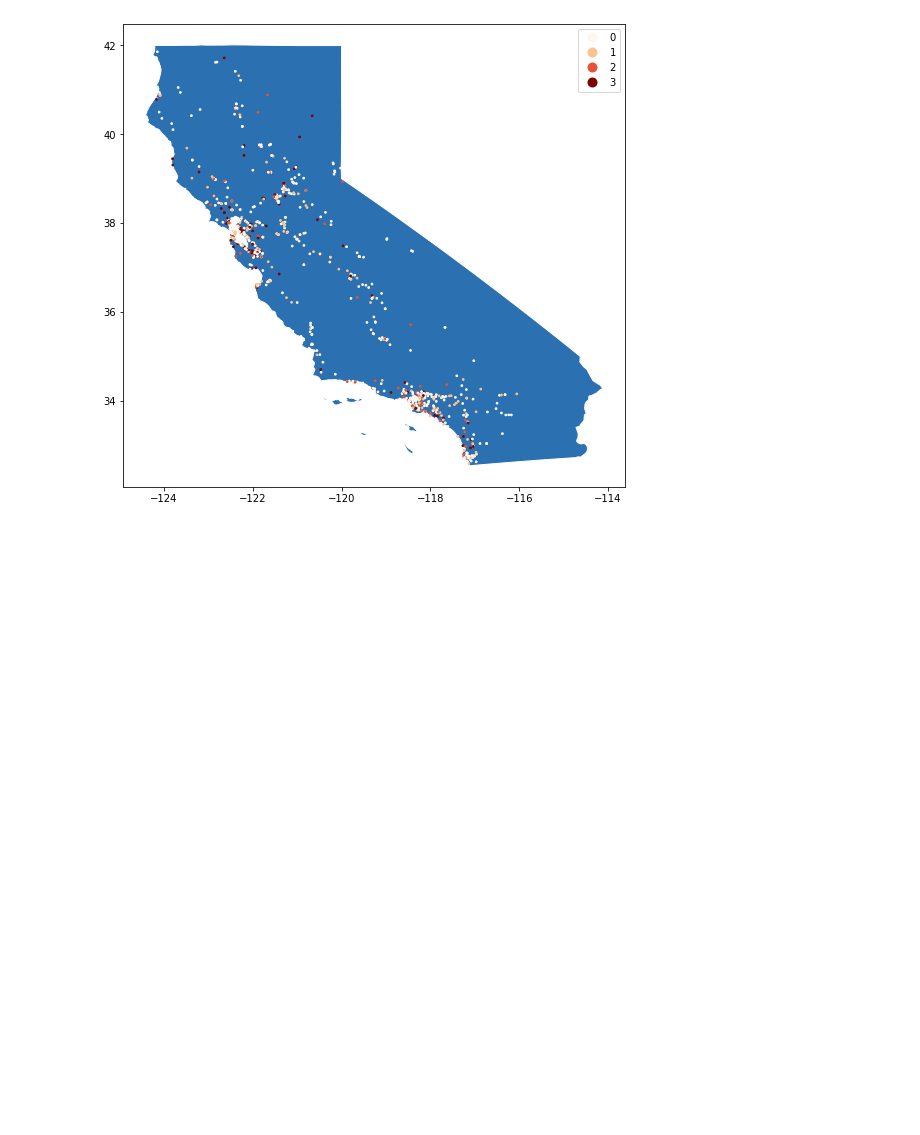
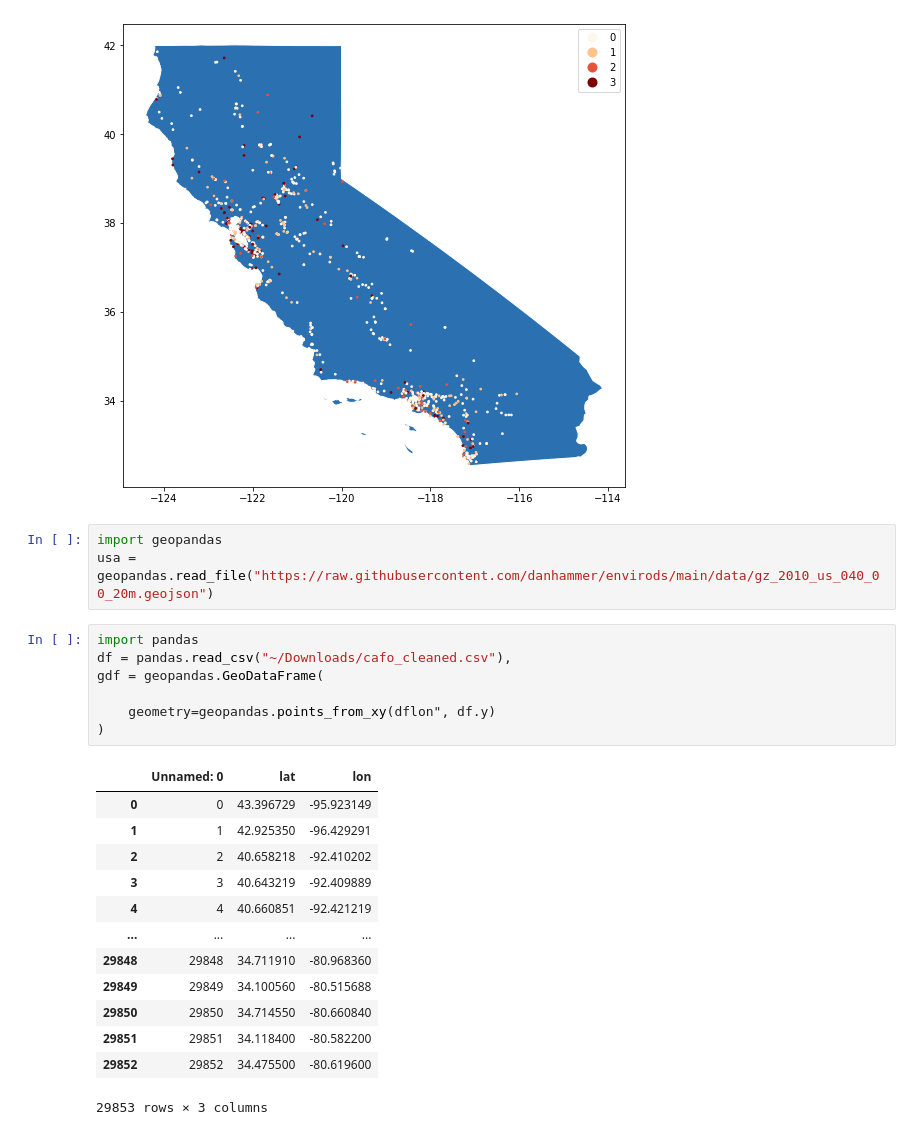
Before and after one commit to danhammer/envirods, a Jupyter notebook: _build/html/_sources/lecture7.ipynb, the cells around one changed output. Drawn from its saved outputs; the diff is of its cells as text; blank space fills up the shorter version.

```diff
--- a/_build/html/_sources/lecture7.ipynb
+++ b/_build/html/_sources/lecture7.ipynb
@@ -227,3 +227,27 @@ Try using .loc[row_indexer,col_indexer] = value instead
 See the caveats in the documentation: https://pandas.pydata.org/pandas-docs/stable/user_guide/indexing.html#returning-a-view-versus-a-copy
   super(GeoDataFrame, self).__setitem__(key, value)
 [figure]
+# %%
+import geopandas
+usa = geopandas.read_file("https://raw.githubusercontent.com/danhammer/envirods/main/data/gz_2010_us_040_00_20m.geojson")
+# %%
+import pandas
+df = pandas.read_csv("~/Downloads/cafo_cleaned.csv"),
+gdf = geopandas.GeoDataFrame(
+
+    geometry=geopandas.points_from_xy(dflon", df.y)
+)
+# %% [output]
+|  | Unnamed: 0 | lat | lon |
+| 0 | 0 | 43.396729 | -95.923149 |
+| 1 | 1 | 42.925350 | -96.429291 |
+| 2 | 2 | 40.658218 | -92.410202 |
+| 3 | 3 | 40.643219 | -92.409889 |
+| 4 | 4 | 40.660851 | -92.421219 |
+| ... | ... | ... | ... |
+| 29848 | 29848 | 34.711910 | -80.968360 |
+| 29849 | 29849 | 34.100560 | -80.515688 |
+| 29850 | 29850 | 34.714550 | -80.660840 |
+| 29851 | 29851 | 34.118400 | -80.582200 |
+| 29852 | 29852 | 34.475500 | -80.619600 |
+29853 rows × 3 columns
```
Also changed, not shown: 40 other files.
